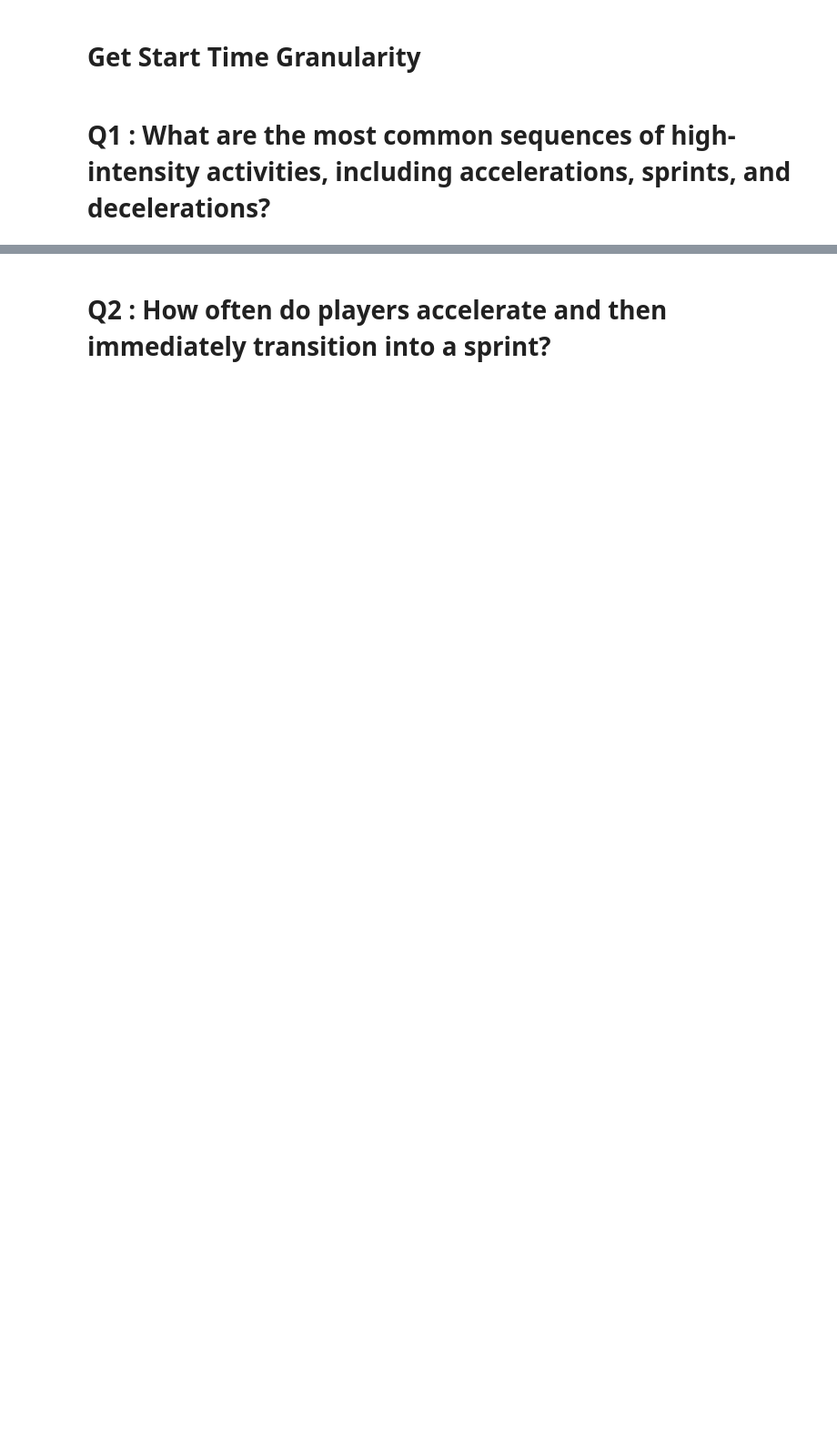
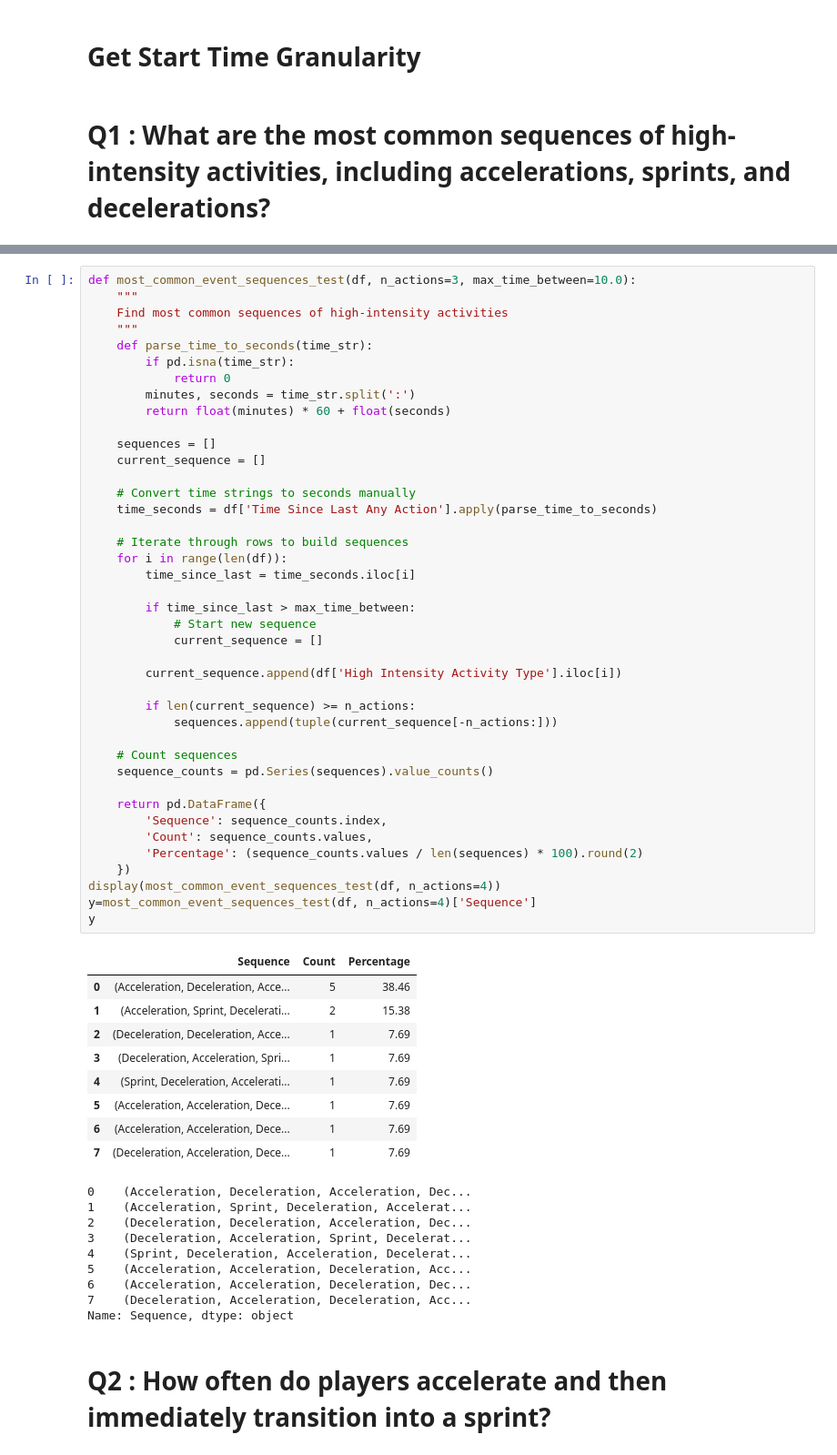
Before and after one commit to j-mundondo/football_data_chat, a Jupyter notebook: LLM/langchain_agent/langchain_function_development.ipynb, the cells around one changed output, grey strips where cells are left out. Shown at 91% size. Cells and saved outputs as stored; diff of their text form; blank space fills up the shorter version.

```diff
--- a/LLM/langchain_agent/langchain_function_development.ipynb
+++ b/LLM/langchain_agent/langchain_function_development.ipynb
@@ -96,2 +191,62 @@ def most_common_event_sequences():
+# %%
+def most_common_event_sequences_test(df, n_actions=3, max_time_between=10.0):
+    """
+    Find most common sequences of high-intensity activities
+    """
+    def parse_time_to_seconds(time_str):
+        if pd.isna(time_str):
+            return 0
+        minutes, seconds = time_str.split(':')
+        return float(minutes) * 60 + float(seconds)
+
+    sequences = []
+    current_sequence = []
+
+    # Convert time strings to seconds manually
+    time_seconds = df['Time Since Last Any Action'].apply(parse_time_to_seconds)
+
+    # Iterate through rows to build sequences
+    for i in range(len(df)):
+        time_since_last = time_seconds.iloc[i]
+
+        if time_since_last > max_time_between:
+            # Start new sequence
+            current_sequence = []
+
+        current_sequence.append(df['High Intensity Activity Type'].iloc[i])
+
+        if len(current_sequence) >= n_actions:
+            sequences.append(tuple(current_sequence[-n_actions:]))
+
+    # Count sequences
+    sequence_counts = pd.Series(sequences).value_counts()
+
+    return pd.DataFrame({
+        'Sequence': sequence_counts.index,
+        'Count': sequence_counts.values,
+        'Percentage': (sequence_counts.values / len(sequences) * 100).round(2)
+    })
+display(most_common_event_sequences_test(df, n_actions=4))
+y=most_common_event_sequences_test(df, n_actions=4)['Sequence']
+y
+# %% [output]
+|  | Sequence | Count | Percentage |
+| 0 | (Acceleration, Deceleration, Acce... | 5 | 38.46 |
+| 1 | (Acceleration, Sprint, Decelerati... | 2 | 15.38 |
+| 2 | (Deceleration, Deceleration, Acce... | 1 | 7.69 |
+| 3 | (Deceleration, Acceleration, Spri... | 1 | 7.69 |
+| 4 | (Sprint, Deceleration, Accelerati... | 1 | 7.69 |
+| 5 | (Acceleration, Acceleration, Dece... | 1 | 7.69 |
+| 6 | (Acceleration, Acceleration, Dece... | 1 | 7.69 |
+| 7 | (Deceleration, Acceleration, Dece... | 1 | 7.69 |
+0    (Acceleration, Deceleration, Acceleration, Dec...
+1    (Acceleration, Sprint, Deceleration, Accelerat...
+2    (Deceleration, Deceleration, Acceleration, Dec...
+3    (Deceleration, Acceleration, Sprint, Decelerat...
+4    (Sprint, Deceleration, Acceleration, Decelerat...
+5    (Acceleration, Acceleration, Deceleration, Acc...
+6    (Acceleration, Acceleration, Deceleration, Dec...
+7    (Deceleration, Acceleration, Deceleration, Acc...
+Name: Sequence, dtype: object
 # %% [markdown]
 # Q2 : How often do players accelerate and then immediately transition into a sprint?
```
Also changed, not shown: parts of 32 cells of this notebook, 5 other files.
